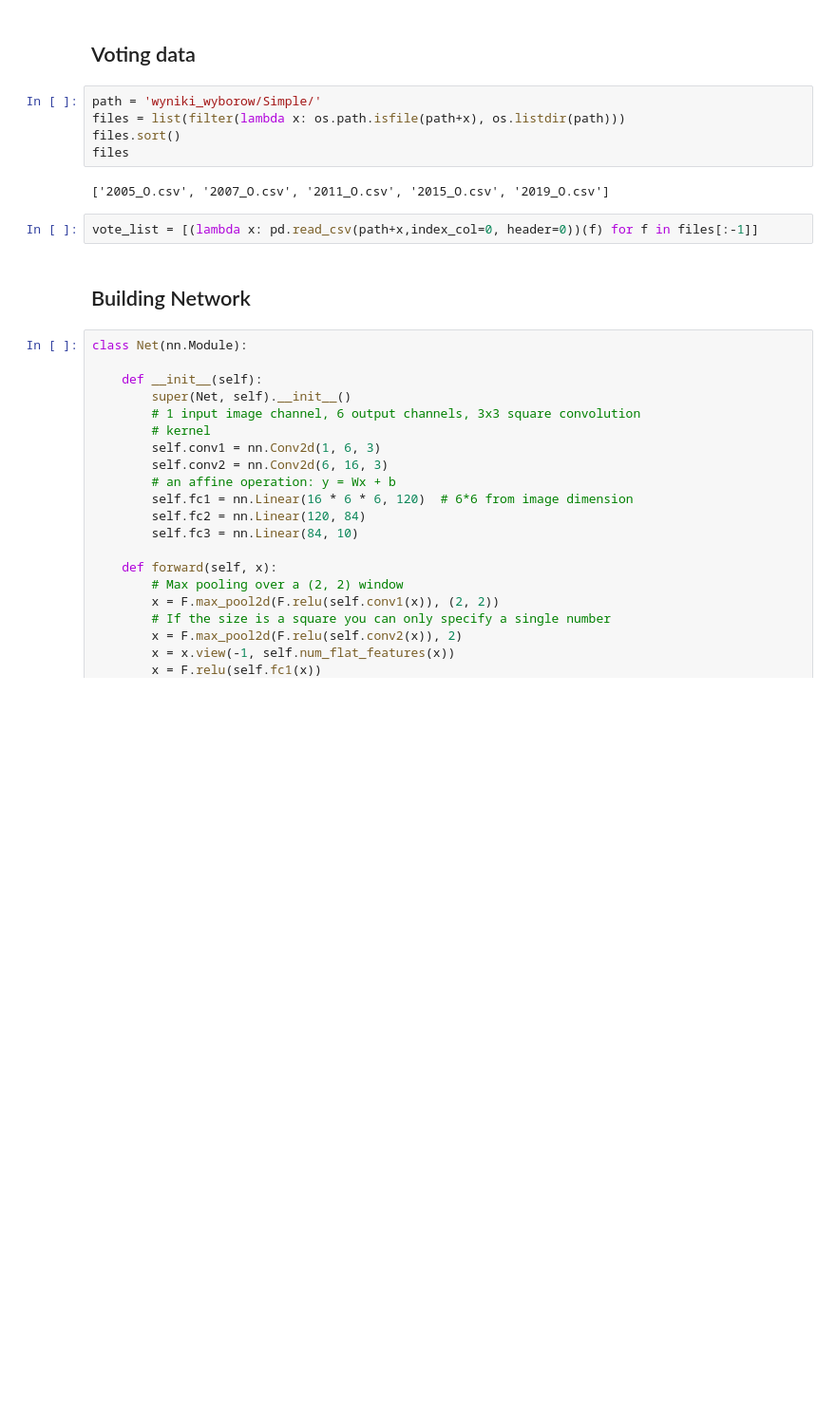
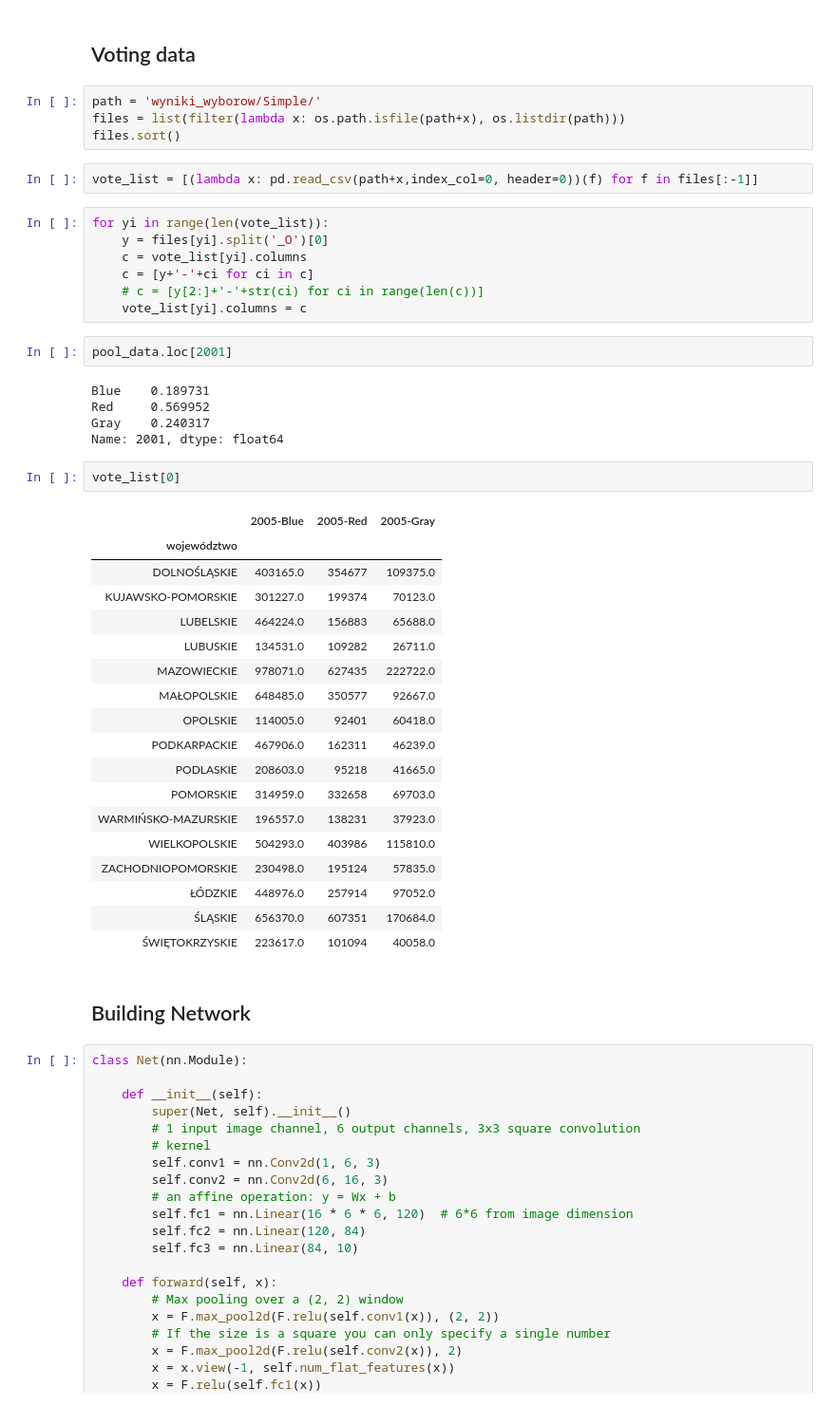
Before and after one commit to MarBry111/Forecast_Election_Poland, a Jupyter notebook: NN_with_pytorch.ipynb, the cells around one changed output. Shown at 95% size. Saved outputs shown, nothing was run; the diff lists cells and outputs as text; blank space fills up the shorter version.

```diff
--- a/NN_with_pytorch.ipynb
+++ b/NN_with_pytorch.ipynb
@@ -52,11 +31,43 @@ pool_data = pd.read_csv('dane_years/pools_edited.csv')
 path = 'wyniki_wyborow/Simple/'
 files = list(filter(lambda x: os.path.isfile(path+x), os.listdir(path)))
 files.sort()
-files
-# %% [output]
-['2005_O.csv', '2007_O.csv', '2011_O.csv', '2015_O.csv', '2019_O.csv']
 # %%
 vote_list = [(lambda x: pd.read_csv(path+x,index_col=0, header=0))(f) for f in files[:-1]]
+# %%
+for yi in range(len(vote_list)):
+    y = files[yi].split('_O')[0]
+    c = vote_list[yi].columns
+    c = [y+'-'+ci for ci in c]
+    # c = [y[2:]+'-'+str(ci) for ci in range(len(c))]
+    vote_list[yi].columns = c
+# %%
+pool_data.loc[2001]
+# %% [output]
+Blue    0.189731
+Red     0.569952
+Gray    0.240317
+Name: 2001, dtype: float64
+# %%
+vote_list[0]
+# %% [output]
+|  | 2005-Blue | 2005-Red | 2005-Gray |
+| województwo |  |  |  |
+| DOLNOŚLĄSKIE | 403165.0 | 354677 | 109375.0 |
+| KUJAWSKO-POMORSKIE | 301227.0 | 199374 | 70123.0 |
+| LUBELSKIE | 464224.0 | 156883 | 65688.0 |
+| LUBUSKIE | 134531.0 | 109282 | 26711.0 |
+| MAZOWIECKIE | 978071.0 | 627435 | 222722.0 |
+| MAŁOPOLSKIE | 648485.0 | 350577 | 92667.0 |
+| OPOLSKIE | 114005.0 | 92401 | 60418.0 |
+| PODKARPACKIE | 467906.0 | 162311 | 46239.0 |
+| PODLASKIE | 208603.0 | 95218 | 41665.0 |
+| POMORSKIE | 314959.0 | 332658 | 69703.0 |
+| WARMIŃSKO-MAZURSKIE | 196557.0 | 138231 | 37923.0 |
+| WIELKOPOLSKIE | 504293.0 | 403986 | 115810.0 |
+| ZACHODNIOPOMORSKIE | 230498.0 | 195124 | 57835.0 |
+| ŁÓDZKIE | 448976.0 | 257914 | 97052.0 |
+| ŚLĄSKIE | 656370.0 | 607351 | 170684.0 |
+| ŚWIĘTOKRZYSKIE | 223617.0 | 101094 | 40058.0 |
 # %% [markdown]
 ## Building Network
 # %%
```
Also changed, not shown: parts of 2 cells of this notebook, 6 other files.
